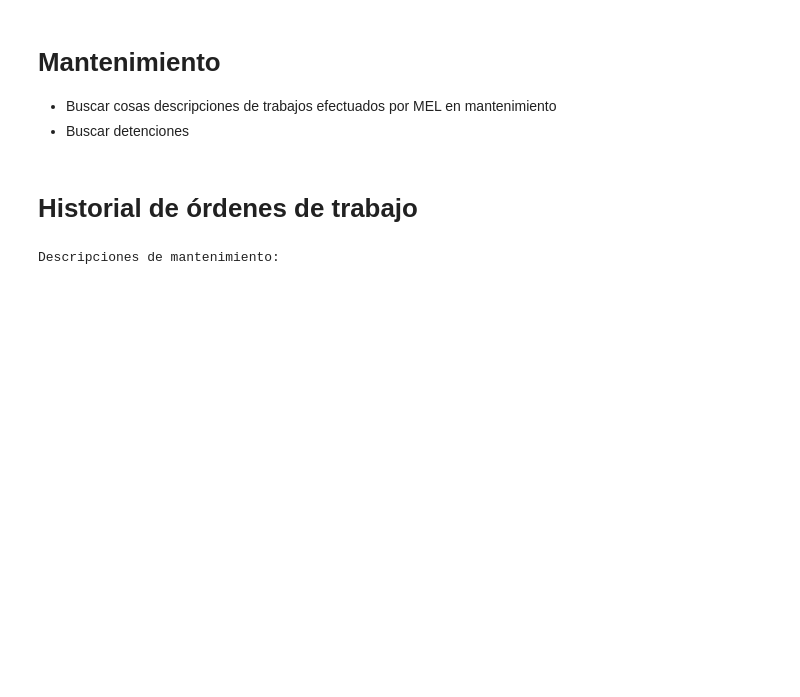
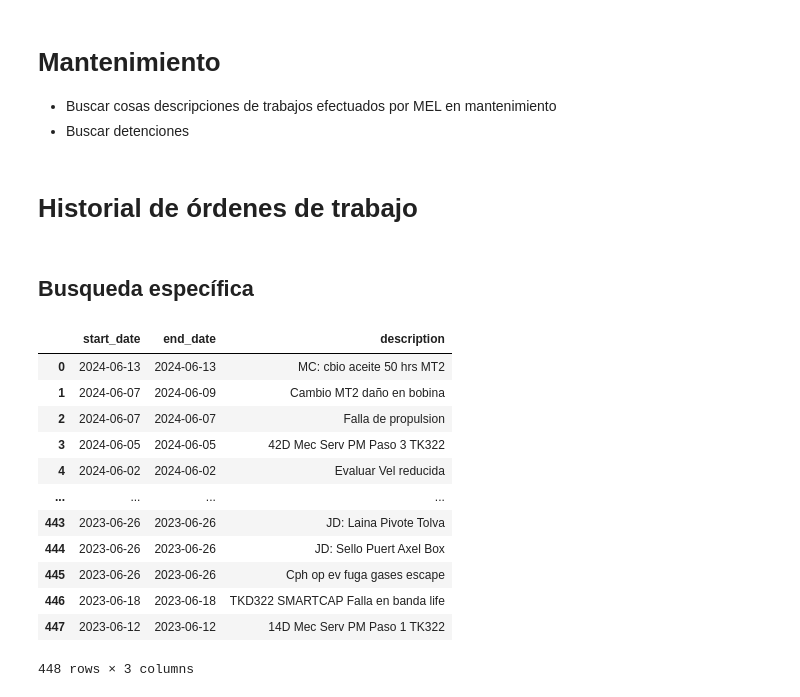
Before and after one commit to cecilvega/kverse, a Jupyter notebook: kdags_tests/fiori.ipynb, the cells around one changed output. Cells and saved outputs as stored; diff of their text form; code cells hidden in the pictures; blank space fills up the shorter version.

```diff
--- a/kdags_tests/fiori.ipynb
+++ b/kdags_tests/fiori.ipynb
@@ -32,19 +32,32 @@ context = dg.build_asset_context()
 # %%
 # CORRRER
 work_order_history_df = Readr.Maintenance.read_work_order_history()
+# %% [markdown]
+## Busqueda específica
 # %%
 # INICIO MODIFICACION
-start_date = "2024-01-01"
-end_date = "2024-01-31"
-equipment_name = "TK857"
+start_date = "2023-06-06"
+end_date = "2024-06-15"
+equipment_name = "TK322"
 # FIN DE MODIFICACION
 df = work_order_history_df.copy()
 df = df.loc[
     (df["equipment_name"] == equipment_name)
     & (df["start_date"] >= start_date)
     & (df["end_date"] <= end_date)
-]
-print("Descripciones de mantenimiento:")
-df["task_text"].to_list()
+].sort_values("end_date", ascending=False).reset_index(drop=True)
+df[["start_date", "end_date", "description"]]
 # %% [output]
+|  | start_date | end_date | description |
+| 0 | 2024-06-13 | 2024-06-13 | MC: cbio aceite 50 hrs MT2 |
+| 1 | 2024-06-07 | 2024-06-09 | Cambio MT2 daño en bobina |
+| 2 | 2024-06-07 | 2024-06-07 | Falla de propulsion |
+| 3 | 2024-06-05 | 2024-06-05 | 42D Mec Serv PM Paso 3 TK322 |
+| 4 | 2024-06-02 | 2024-06-02 | Evaluar Vel reducida |
+| ... | ... | ... | ... |
+| 443 | 2023-06-26 | 2023-06-26 | JD: Laina Pivote Tolva |
+| 444 | 2023-06-26 | 2023-06-26 | JD: Sello Puert Axel Box |
+| 445 | 2023-06-26 | 2023-06-26 | Cph op ev fuga gases escape |
+| 446 | 2023-06-18 | 2023-06-18 | TKD322 SMARTCAP Falla en banda life |
+| 447 | 2023-06-12 | 2023-06-12 | 14D Mec Serv PM Paso 1 TK322 |
-Descripciones de mantenimiento:
+448 rows × 3 columns
```
Also changed, not shown: parts of 3 cells of this notebook.
